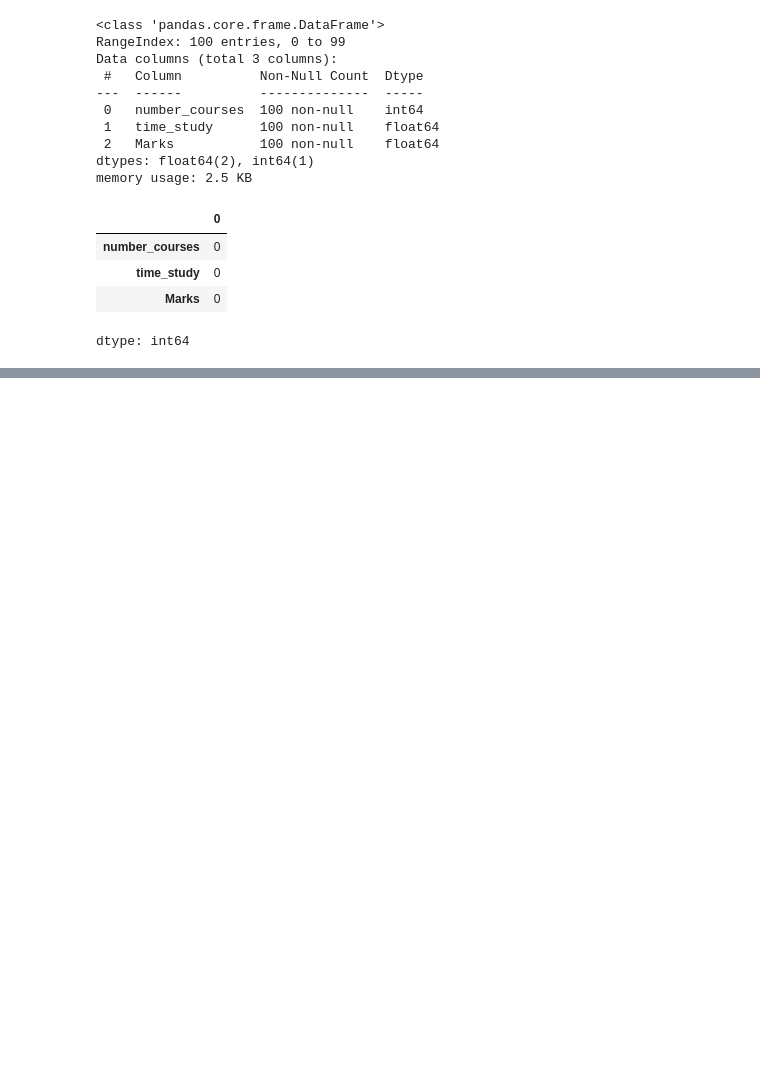
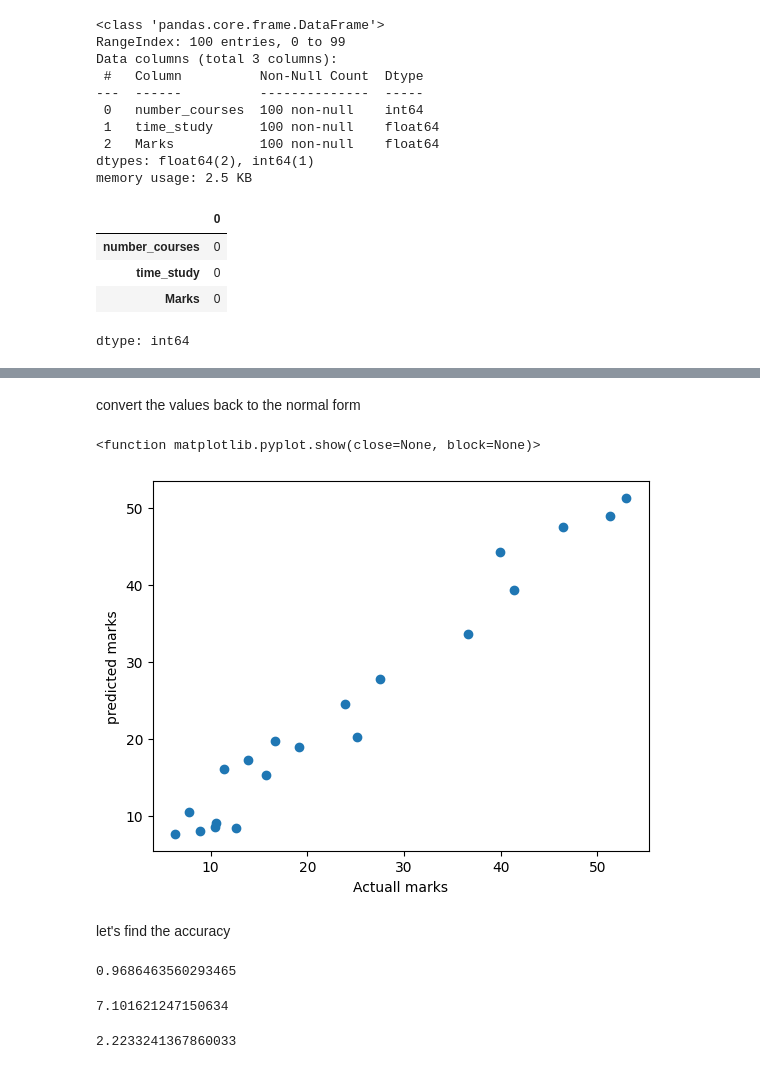
Before and after one commit to Keshavanand20/Machine_Learning, a Jupyter notebook: Support_vector_regression.ipynb, the cells around one changed output, grey strips where cells are left out. Drawn from its saved outputs; the diff is of its cells as text; code cells hidden in the pictures; blank space fills up the shorter version.

```diff
--- a/Support_vector_regression.ipynb
+++ b/Support_vector_regression.ipynb
@@ -67,0 +157,4 @@ dtype: int64
+# %%
+model = SVR(kernel = 'rbf')
+# %%
+model.fit(x_train,y_train)
@@ -67,0 +163,2 @@ dtype: int64
+# %%
+y_pred = model.predict(x_test)
@@ -67,0 +195,29 @@ dtype: int64
+# %% [markdown]
+convert the values back to the normal form
+# %%
+y_pred = y_pred.reshape(-1,1)
+y_test = y_test.reshape(-1,1)
+y_pred = scaler.inverse_transform(y_pred)
+y_test = scaler.inverse_transform(y_test)
+# %%
+plt.scatter(y_test,y_pred)
+plt.xlabel('Actuall marks')
+plt.ylabel('predicted marks')
+plt.show
+# %% [output]
+<function matplotlib.pyplot.show(close=None, block=None)>
+[figure, added]
+# %% [markdown]
+let's find the accuracy
+# %%
+r2_score(y_test,y_pred)
+# %% [output]
+0.9686463560293465
+# %%
+mean_squared_error(y_test, y_pred)
+# %% [output]
+7.101621247150634
+# %%
+mean_absolute_error(y_test, y_pred)
+# %% [output]
+2.2233241367860033
```
Also changed, not shown: parts of 25 cells of this notebook.
